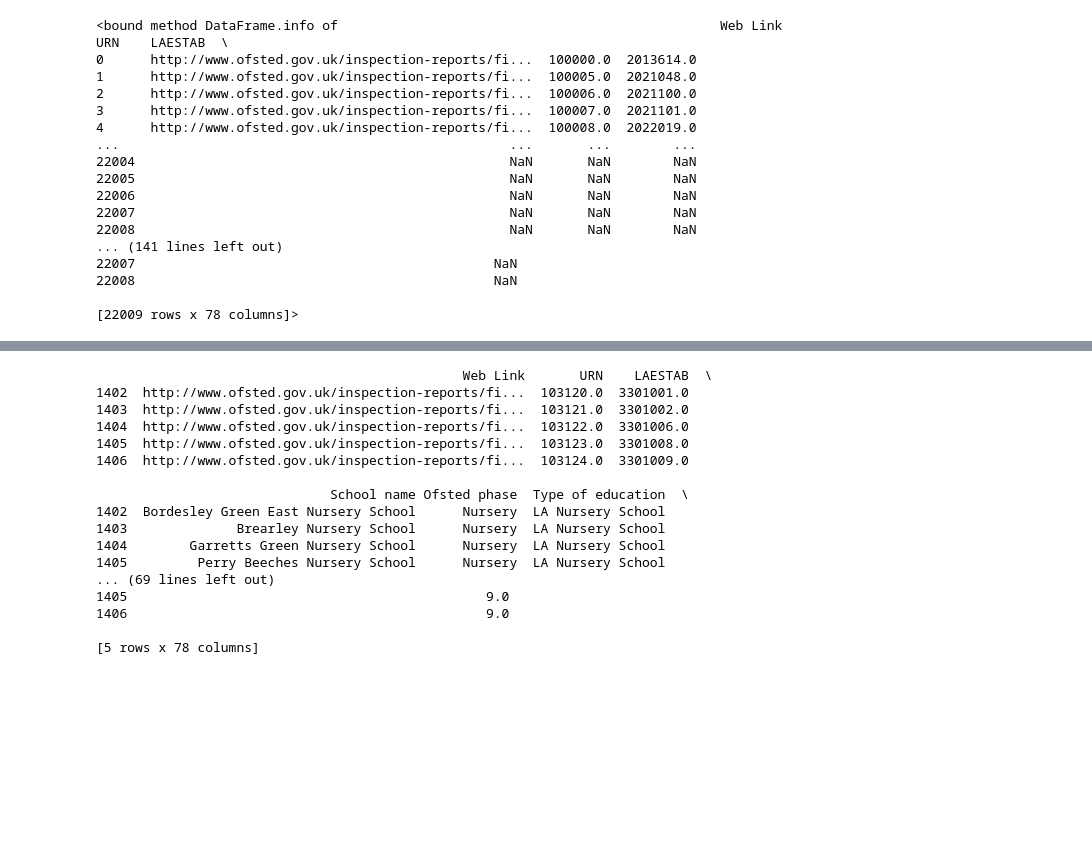
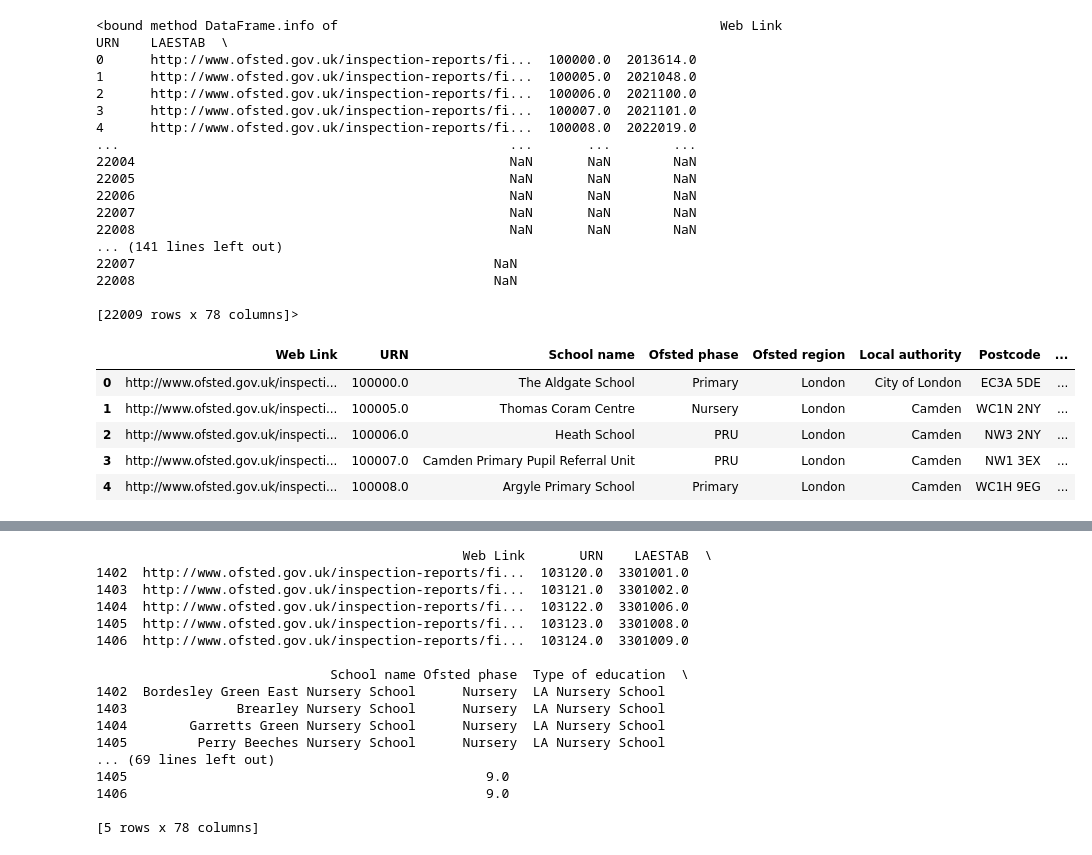
Before and after one commit to foomatia/Project_3, a Jupyter notebook: data_cleaning.ipynb, the cells around one changed output, grey strips where cells are left out. Cells and saved outputs as stored; diff of their text form; code cells hidden in the pictures; blank space fills up the shorter version.

```diff
--- a/Untitled.ipynb
+++ b/data_cleaning.ipynb
@@ -55,3 +55,19 @@ df.info
 22008                                              NaN
 
 [22009 rows x 78 columns]>
+# %%
+# Reduced df of columns
+reduced_df = df[["Web Link","URN","School name","Ofsted phase","Ofsted region","Local authority",
+                 "Postcode","Total number of pupils","Inspection start date","Inspection end date",
+                 "Publication date","Does the latest graded inspection relate to the URN of the current school?",
+                 "Overall effectiveness","Category of concern","Quality of education","Behaviour and attitudes",
+                 "Personal development","Effectiveness of leadership and management","Safeguarding is effective?"]]
+
+reduced_df.head()
+# %% [output]
+|  | Web Link | URN | School name | Ofsted phase | Ofsted region | Local authority | Postcode | ... |
+| 0 | http://www.ofsted.gov.uk/inspecti... | 100000.0 | The Aldgate School | Primary | London | City of London | EC3A 5DE | ... |
+| 1 | http://www.ofsted.gov.uk/inspecti... | 100005.0 | Thomas Coram Centre | Nursery | London | Camden | WC1N 2NY | ... |
+| 2 | http://www.ofsted.gov.uk/inspecti... | 100006.0 | Heath School | PRU | London | Camden | NW3 2NY | ... |
+| 3 | http://www.ofsted.gov.uk/inspecti... | 100007.0 | Camden Primary Pupil Referral Unit | PRU | London | Camden | NW1 3EX | ... |
+| 4 | http://www.ofsted.gov.uk/inspecti... | 100008.0 | Argyle Primary School | Primary | London | Camden | WC1H 9EG | ... |
```
Also changed, not shown: parts of 8 cells of this notebook.
